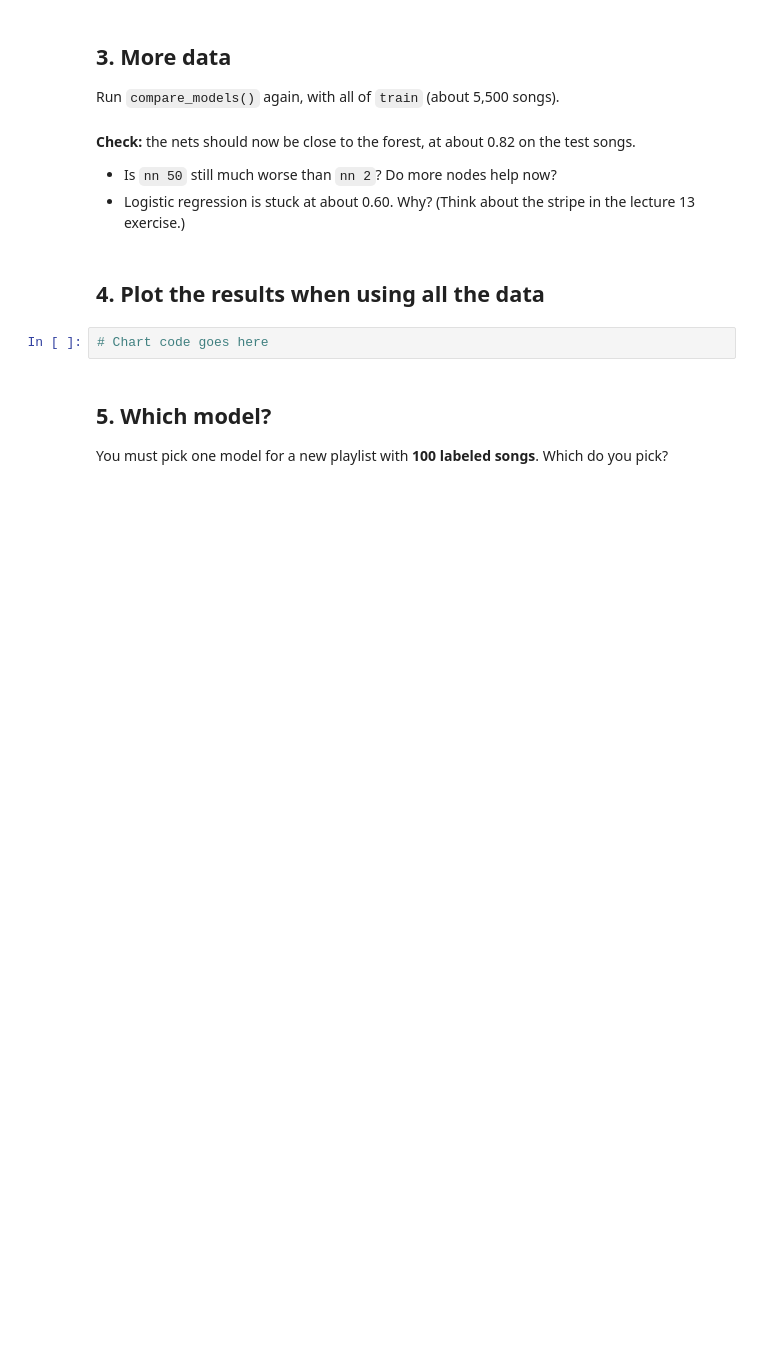
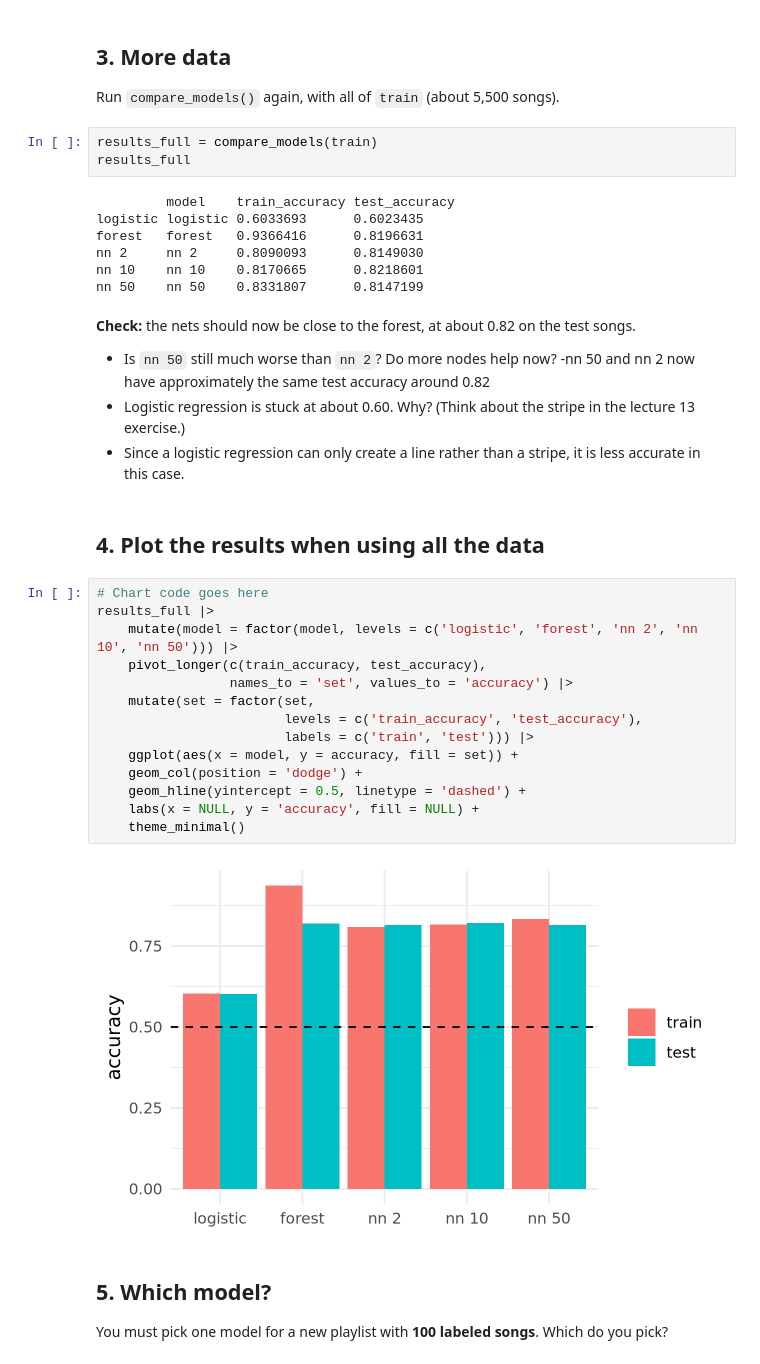
Before and after one commit to lgheflin/codespace, a Jupyter notebook: exercises/16-nn-exercise.ipynb, the cells around one changed output. Cells and saved outputs as stored; diff of their text form; blank space fills up the shorter version.

```diff
--- a/exercises/16-nn-exercise.ipynb
+++ b/exercises/16-nn-exercise.ipynb
@@ -108,15 +153,41 @@ Pick a visualization for the output and make the chart below. Write the code by
 ## 3. More data
 
 Run `compare_models()` again, with all of `train` (about 5,500 songs).
+# %%
+results_full = compare_models(train)
+results_full
+# %% [output]
+         model    train_accuracy test_accuracy
+logistic logistic 0.6033693      0.6023435
+forest   forest   0.9366416      0.8196631
+nn 2     nn 2     0.8090093      0.8149030
+nn 10    nn 10    0.8170665      0.8218601
+nn 50    nn 50    0.8331807      0.8147199
 # %% [markdown]
 **Check:** the nets should now be close to the forest, at about 0.82 on the test songs.
 
 - Is `nn 50` still much worse than `nn 2`? Do more nodes help now?
+-nn 50 and nn 2 now have approximately the same test accuracy around 0.82
 - Logistic regression is stuck at about 0.60. Why? (Think about the stripe in the lecture 13 exercise.)
+- Since a logistic regression can only create a line rather than a stripe, it is less accurate in this case.
 # %% [markdown]
 ## 4. Plot the results when using all the data
 # %%
 # Chart code goes here
+results_full |>
+    mutate(model = factor(model, levels = c('logistic', 'forest', 'nn 2', 'nn 10', 'nn 50'))) |>
+    pivot_longer(c(train_accuracy, test_accuracy),
+                 names_to = 'set', values_to = 'accuracy') |>
+    mutate(set = factor(set,
+                        levels = c('train_accuracy', 'test_accuracy'),
+                        labels = c('train', 'test'))) |>
+    ggplot(aes(x = model, y = accuracy, fill = set)) +
+    geom_col(position = 'dodge') +
+    geom_hline(yintercept = 0.5, linetype = 'dashed') +
+    labs(x = NULL, y = 'accuracy', fill = NULL) +
+    theme_minimal()
+# %% [output]
+[figure, added]
 # %% [markdown]
 ## 5. Which model?
 
```
Also changed, not shown: parts of 6 cells of this notebook, 1 other file.
